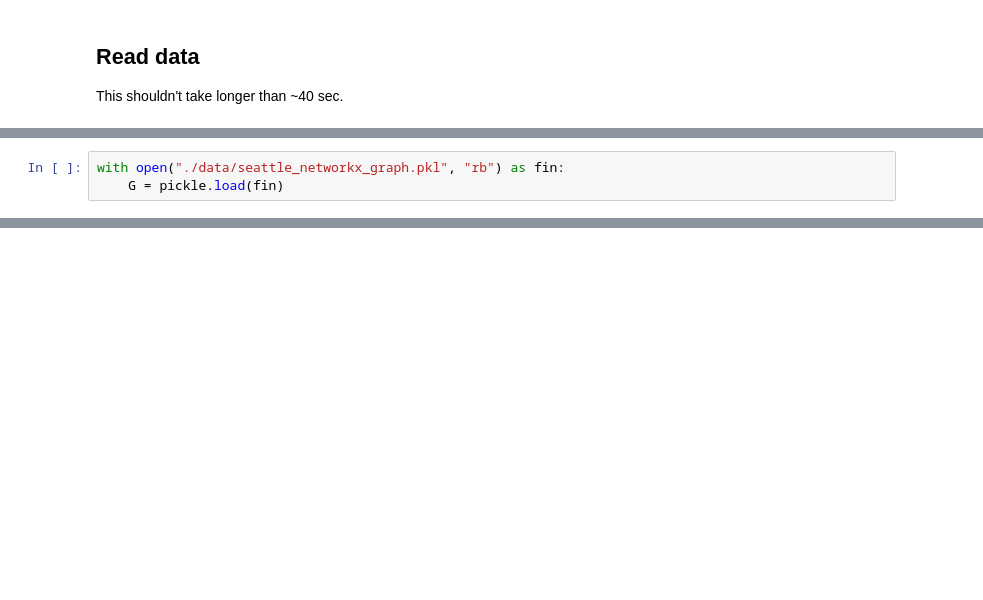
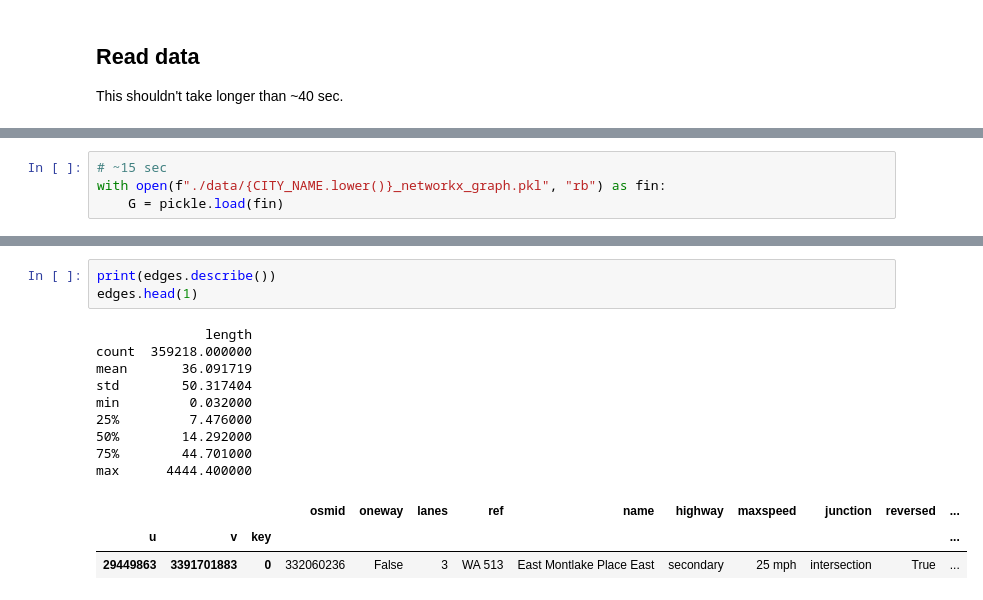
Before and after one commit to womogenes/am115-final, a Jupyter notebook: analysis.ipynb, the cells around one changed output, grey strips where cells are left out. Cells and saved outputs as stored; diff of their text form; blank space fills up the shorter version.

```diff
--- a/analysis.ipynb
+++ b/analysis.ipynb
@@ -12,3 +16,4 @@ This shouldn't take longer than ~40 sec.
 # %%
-with open("./data/seattle_networkx_graph.pkl", "rb") as fin:
+# ~15 sec
+with open(f"./data/{CITY_NAME.lower()}_networkx_graph.pkl", "rb") as fin:
     G = pickle.load(fin)
@@ -36,0 +51,16 @@ edges.head()
+# %%
+print(edges.describe())
+edges.head(1)
+# %% [output]
+              length
+count  359218.000000
+mean       36.091719
+std        50.317404
+min         0.032000
+25%         7.476000
+50%        14.292000
+75%        44.701000
+max      4444.400000
+|  |  |  | osmid | oneway | lanes | ref | name | highway | maxspeed | junction | reversed | ... |
+| u | v | key |  |  |  |  |  |  |  |  |  | ... |
+| 29449863 | 3391701883 | 0 | 332060236 | False | 3 | WA 513 | East Montlake Place East | secondary | 25 mph | intersection | True | ... |
```
Also changed, not shown: parts of 13 cells of this notebook, 3 other files.
